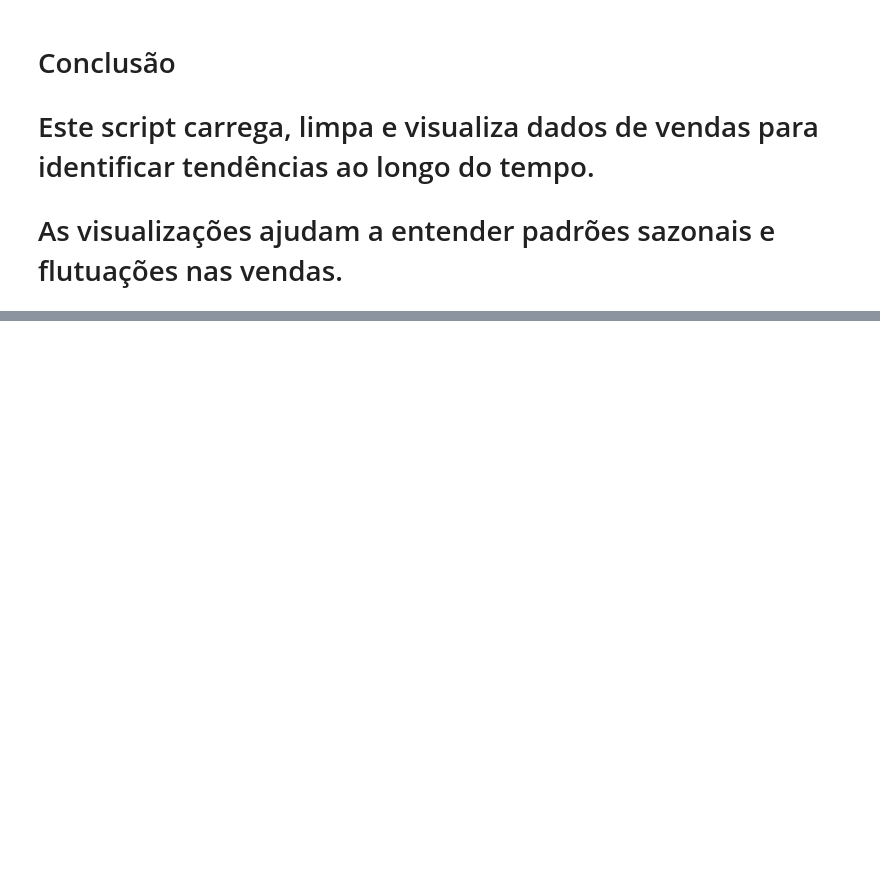
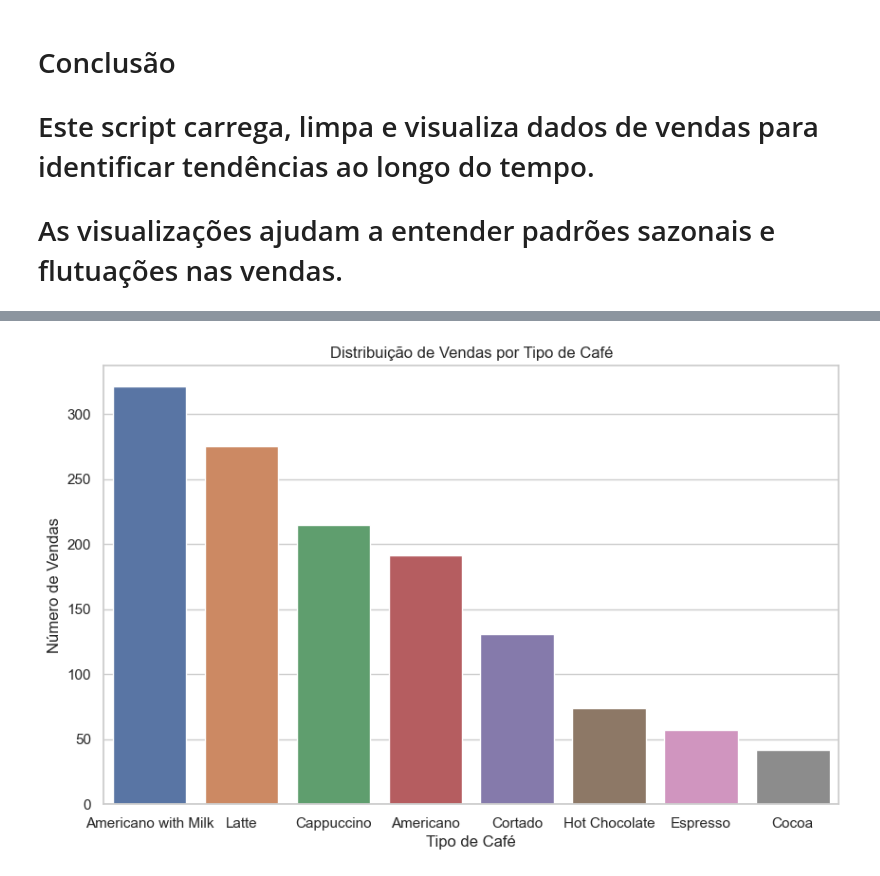
Before and after one commit to Eliasfapc007/Everyone, a Jupyter notebook: Visualização_dados1.ipynb, the cells around one changed output, grey strips where cells are left out. Cells and saved outputs as stored; diff of their text form; code cells hidden in the pictures; blank space fills up the shorter version.

Commit message:
Adcionado Analise de INSIGHTS NO  visualização de dados 1

```diff
--- a/Visualização_dados1.ipynb
+++ b/Visualização_dados1.ipynb
@@ -101,0 +106,15 @@ plt.savefig('sales_trend.png')
+# %%
+import pandas as pd
+import matplotlib.pyplot as plt
+import seaborn as sns
+
+
+# 1. Distribuição de Vendas por Tipo de Café
+plt.figure(figsize=(10, 6))
+sns.countplot(data=data, x='coffee_name', order=data['coffee_name'].value_counts().index)
+plt.title('Distribuição de Vendas por Tipo de Café')
+plt.xlabel('Tipo de Café')
+plt.ylabel('Número de Vendas')
+plt.show()
+# %% [output]
+[figure, added]
```
Also changed, not shown: parts of 8 cells of this notebook.
